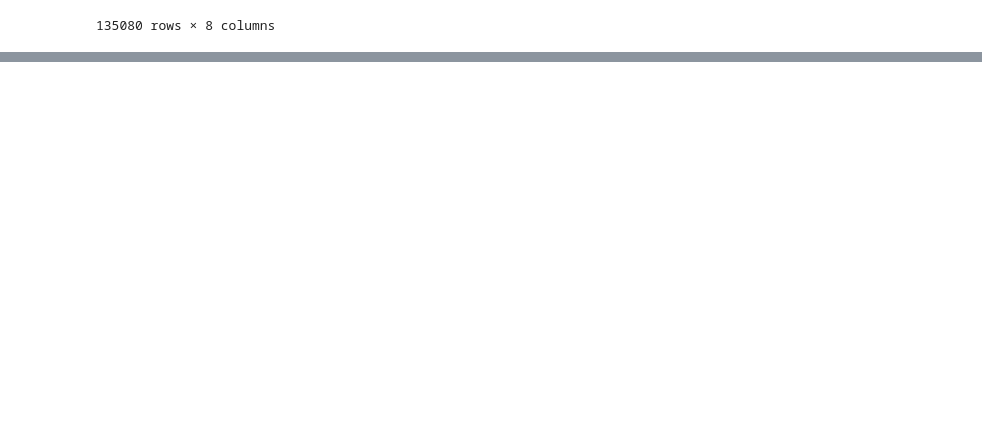
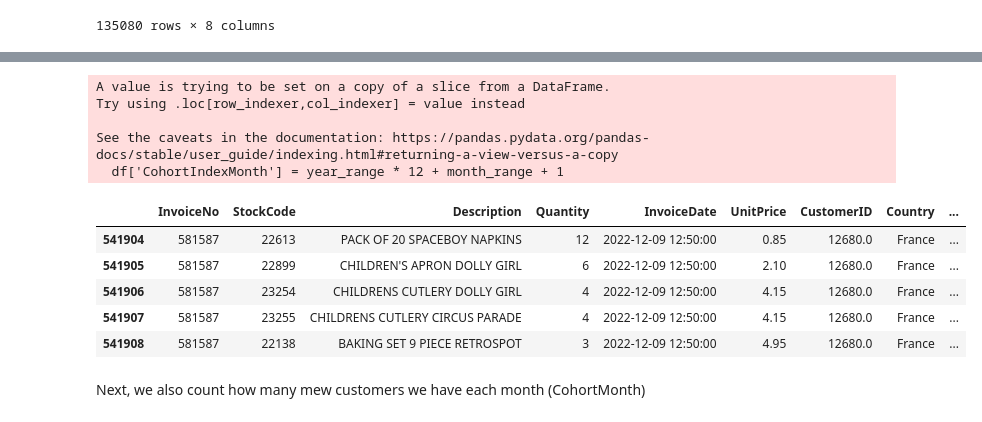
Before and after one commit to VietAnhNgg/Customer_Retention, a Jupyter notebook: CRR.ipynb, the cells around one changed output, grey strips where cells are left out. Cells and saved outputs as stored; diff of their text form; code cells hidden in the pictures; blank space fills up the shorter version.

```diff
--- a/CRR.ipynb
+++ b/CRR.ipynb
@@ -173,0 +245,3 @@ report
+# %%
+df = df[(df['UnitPrice'] > 0) & (df['CustomerID'] > 0)]
+df
@@ -173,0 +269,10 @@ report
+# %%
+import datetime as dt
+df['InvoiceDate'] = pd.to_datetime(df['InvoiceDate'], errors = 'coerce')
+def extract_month(x):
+   return dt.datetime(x.year, x.month, 1)
+
+df['InvoiceMonth'] = df['InvoiceDate'].apply(extract_month)
+group = df.groupby('CustomerID')['InvoiceMonth']
+df['CohortMonth'] = group.transform('min')
+df.tail()
@@ -173,0 +301,28 @@ report
+# %%
+def extract_element(data,column):
+    year = data[column].dt.year
+    month = data[column].dt.month
+    day = data[column].dt.day
+    return year, month
+
+invoice_year, invoice_month = extract_element(df,'InvoiceMonth')
+cohort_year, cohort_month = extract_element(df,'CohortMonth')
+year_range = invoice_year - cohort_year
+month_range = invoice_month - cohort_month
+
+df['CohortIndexMonth'] = year_range * 12 + month_range + 1
+df.tail()
+# %% [output]
+A value is trying to be set on a copy of a slice from a DataFrame.
+Try using .loc[row_indexer,col_indexer] = value instead
+
+See the caveats in the documentation: https://pandas.pydata.org/pandas-docs/stable/user_guide/indexing.html#returning-a-view-versus-a-copy
+  df['CohortIndexMonth'] = year_range * 12 + month_range + 1
+|  | InvoiceNo | StockCode | Description | Quantity | InvoiceDate | UnitPrice | CustomerID | Country | ... |
+| 541904 | 581587 | 22613 | PACK OF 20 SPACEBOY NAPKINS | 12 | 2022-12-09 12:50:00 | 0.85 | 12680.0 | France | ... |
+| 541905 | 581587 | 22899 | CHILDREN'S APRON DOLLY GIRL | 6 | 2022-12-09 12:50:00 | 2.10 | 12680.0 | France | ... |
+| 541906 | 581587 | 23254 | CHILDRENS CUTLERY DOLLY GIRL | 4 | 2022-12-09 12:50:00 | 4.15 | 12680.0 | France | ... |
+| 541907 | 581587 | 23255 | CHILDRENS CUTLERY CIRCUS PARADE | 4 | 2022-12-09 12:50:00 | 4.15 | 12680.0 | France | ... |
+| 541908 | 581587 | 22138 | BAKING SET 9 PIECE RETROSPOT | 3 | 2022-12-09 12:50:00 | 4.95 | 12680.0 | France | ... |
+# %% [markdown]
+Next, we also count how many mew customers we have each month (CohortMonth)
```
Also changed, not shown: parts of 20 cells of this notebook.
